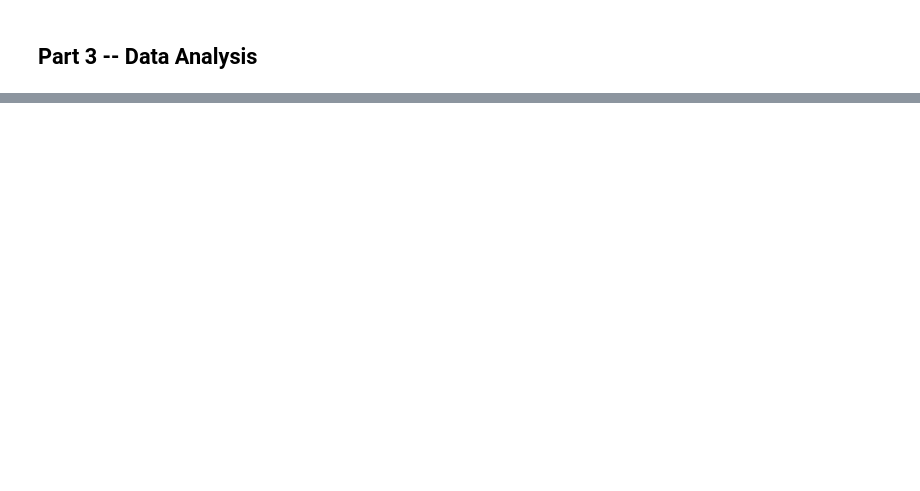
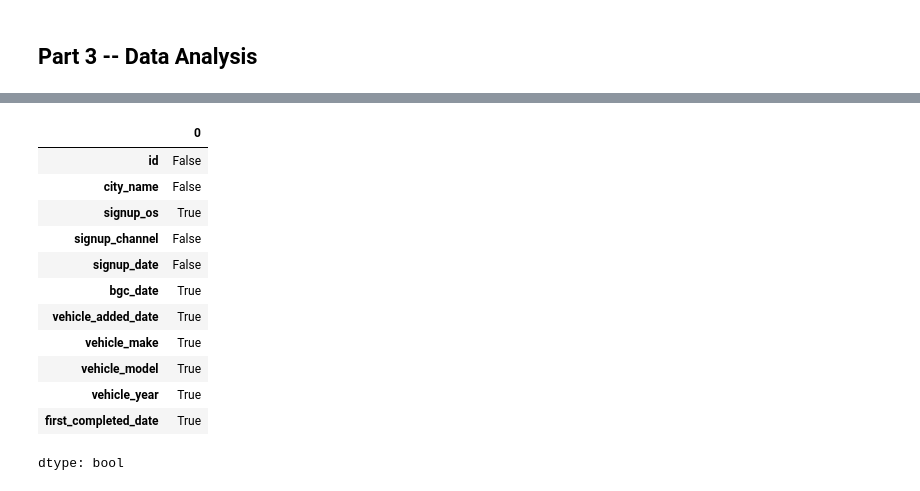
Before and after one commit to kcmeehan/InterviewQuery, a Jupyter notebook: uber_3/uber_3/takehomefile.ipynb, the cells around one changed output, grey strips where cells are left out. Cells and saved outputs as stored; diff of their text form; code cells hidden in the pictures; blank space fills up the shorter version.

```diff
--- a/uber_3/uber_3/takehomefile.ipynb
+++ b/uber_3/uber_3/takehomefile.ipynb
@@ -301,0 +326,16 @@ Final decision.
+# %%
+df.isna().any()
+# %% [output]
+|  | 0 |
+| id | False |
+| city_name | False |
+| signup_os | True |
+| signup_channel | False |
+| signup_date | False |
+| bgc_date | True |
+| vehicle_added_date | True |
+| vehicle_make | True |
+| vehicle_model | True |
+| vehicle_year | True |
+| first_completed_date | True |
+dtype: bool
```
Also changed, not shown: parts of 11 cells of this notebook.
